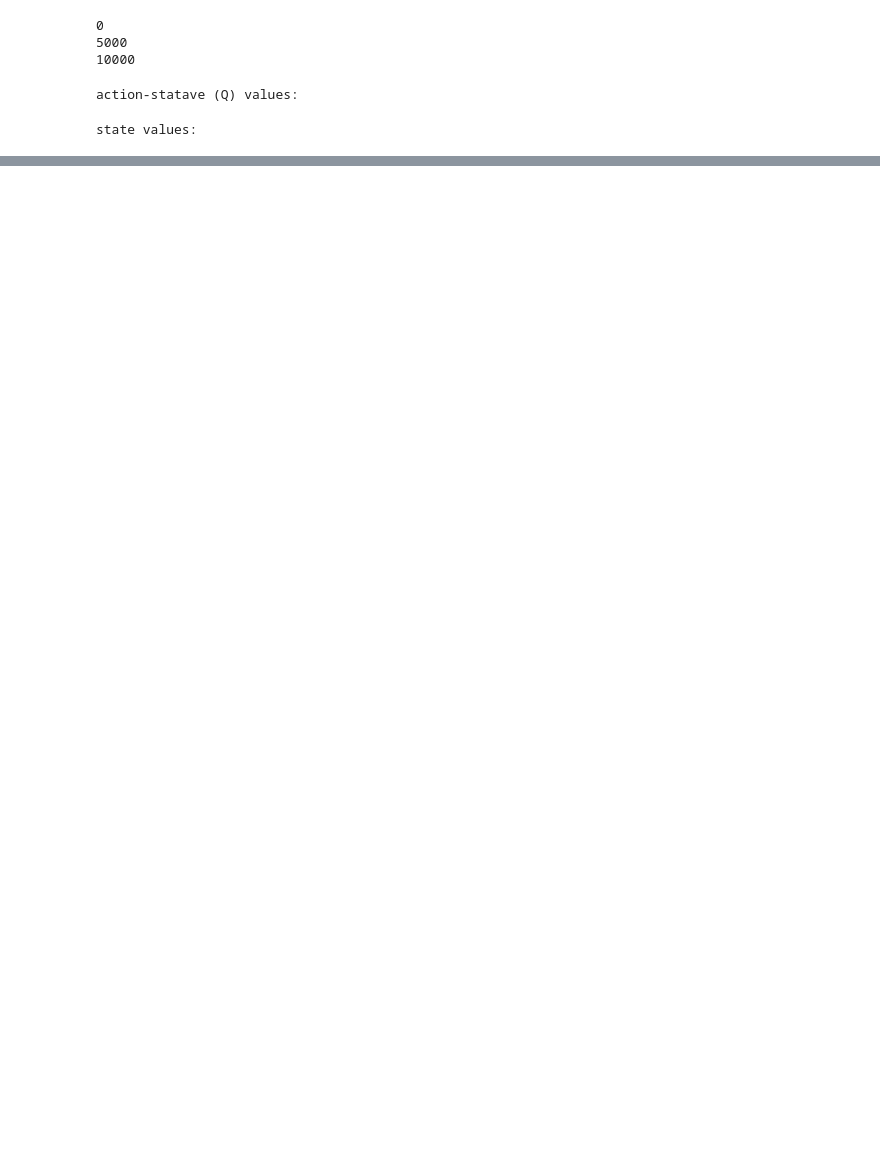
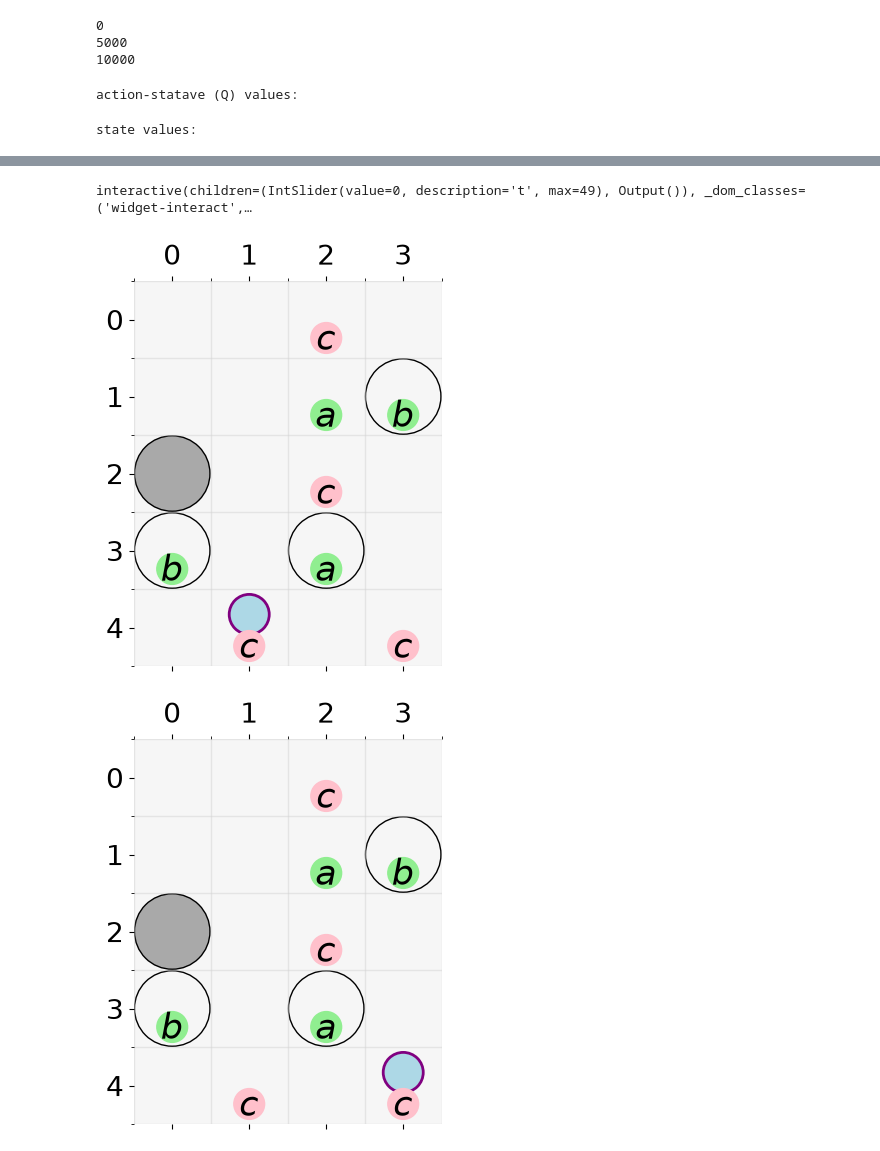
Before and after one commit to connorbrooks18/RL_With_LTL_Constraints, a Jupyter notebook: safe absorbing states.ipynb, the cells around one changed output, grey strips where cells are left out. Drawn from its saved outputs; the diff is of its cells as text; code cells hidden in the pictures; blank space fills up the shorter version.

```diff
--- a/safe absorbing states.ipynb
+++ b/safe absorbing states.ipynb
@@ -300,0 +313,7 @@ interactive(children=(IntSlider(value=0, description='t', max=299), Output()), _
+# %%
+dummy_value = np.zeros(csrl.shape[:-1])
+episode = csrl.simulate(value=dummy_value, policy=policy, T=50)
+# %% [output]
+interactive(children=(IntSlider(value=0, description='t', max=49), Output()), _dom_classes=('widget-interact',…
+[figure, added]
+[figure, added]
```
Also changed, not shown: parts of 11 cells of this notebook, 1 other file.
